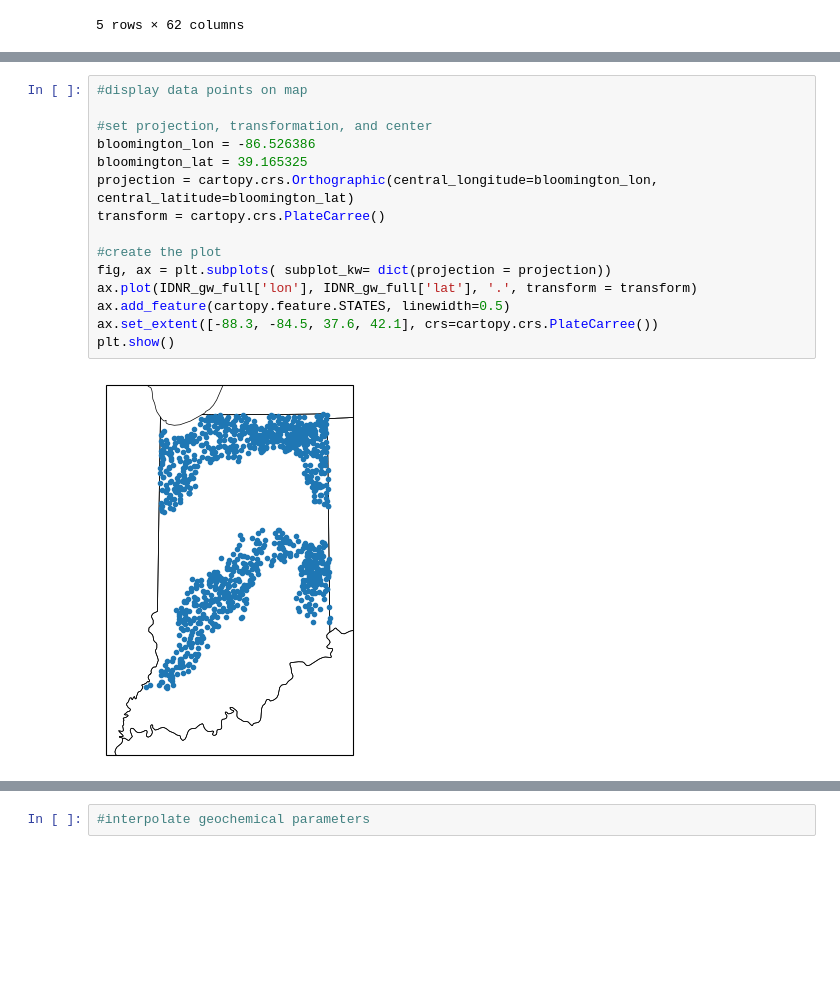
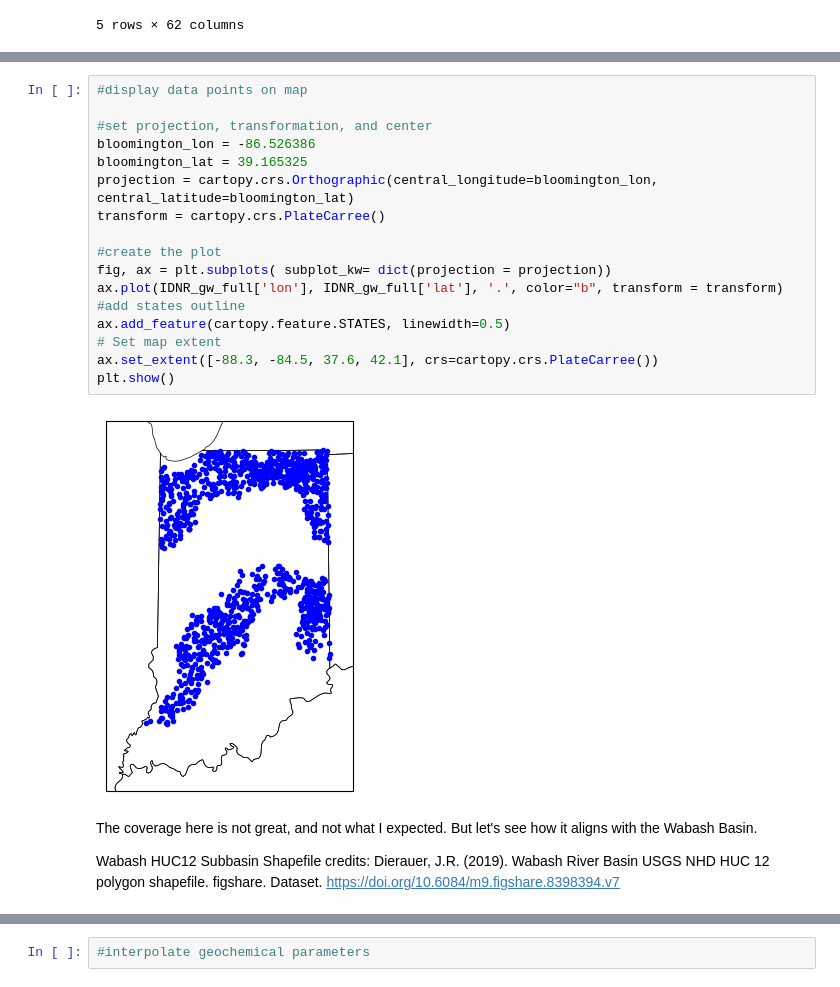
Before and after one commit to cookjan/G690_jcc, a Jupyter notebook: research_project/IDNR_GW.ipynb, the cells around one changed output, grey strips where cells are left out. Saved outputs shown, nothing was run; the diff lists cells and outputs as text; blank space fills up the shorter version.

```diff
--- a/research_project/IDNR_GW.ipynb
+++ b/research_project/IDNR_GW.ipynb
@@ -62,17 +65,24 @@ plt.show()
 # %%
 #display data points on map
 
 #set projection, transformation, and center
 bloomington_lon = -86.526386
 bloomington_lat = 39.165325
 projection = cartopy.crs.Orthographic(central_longitude=bloomington_lon, central_latitude=bloomington_lat)
 transform = cartopy.crs.PlateCarree()
 
 #create the plot
 fig, ax = plt.subplots( subplot_kw= dict(projection = projection))
-ax.plot(IDNR_gw_full['lon'], IDNR_gw_full['lat'], '.', transform = transform)
+ax.plot(IDNR_gw_full['lon'], IDNR_gw_full['lat'], '.', color="b", transform = transform)
+#add states outline
 ax.add_feature(cartopy.feature.STATES, linewidth=0.5)
+# Set map extent
 ax.set_extent([-88.3, -84.5, 37.6, 42.1], crs=cartopy.crs.PlateCarree())
 plt.show()
 # %% [output]
-[figure, old version]
+[figure, new version]
+# %% [markdown]
+The coverage here is not great, and not what I expected. But let's see how it aligns with the Wabash Basin.
+
+Wabash HUC12 Subbasin Shapefile credits:
+Dierauer, J.R. (2019). Wabash River Basin USGS NHD HUC 12 polygon shapefile. figshare. Dataset. https://doi.org/10.6084/m9.figshare.8398394.v7
```
Also changed, not shown: parts of 7 cells of this notebook.
